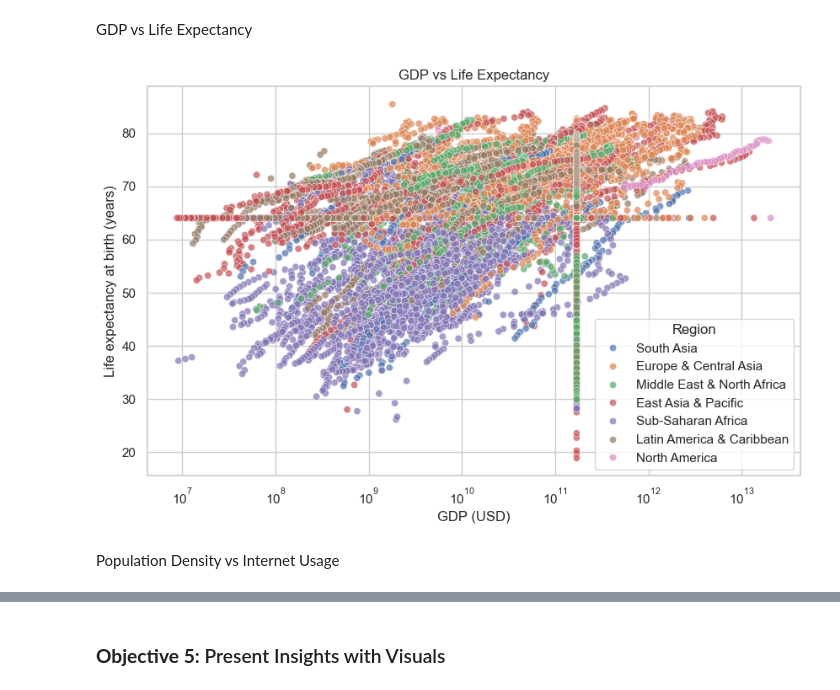
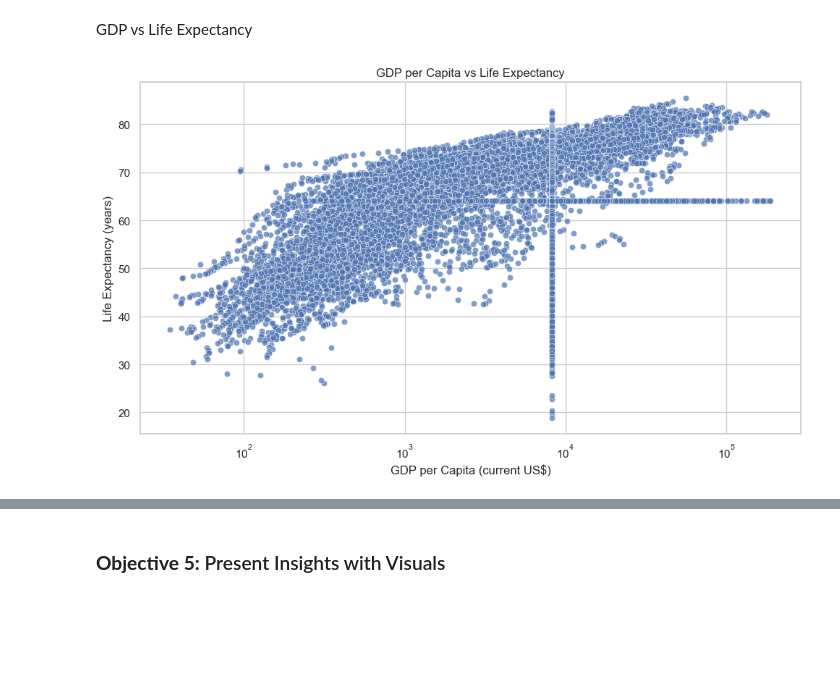
Before and after one commit to AkshatSahay72/worldbank-data-visualisation, a Jupyter notebook: main.ipynb, the cells around one changed output, grey strips where cells are left out. Cells and saved outputs as stored; diff of their text form; code cells hidden in the pictures; blank space fills up the shorter version.

```diff
--- a/main.ipynb
+++ b/main.ipynb
@@ -233,13 +236,19 @@ plt.show()
 # %% [markdown]
 GDP vs Life Expectancy
 # %%
-plt.figure(figsize=(10,6))
-sns.scatterplot(data=df, x='GDP (USD)', y='Life expectancy at birth (years)', hue='Region', alpha=0.7)
-plt.title("GDP vs Life Expectancy")
+plt.figure(figsize=(10, 6))
+sns.scatterplot(
+    data=df,
+    x="GDP per capita (USD)",
+    y="Life expectancy",# optional, if Region column exists
+    alpha=0.7
+)
+plt.title("GDP per Capita vs Life Expectancy")
+plt.xlabel("GDP per Capita (current US$)")
+plt.ylabel("Life Expectancy (years)")
 plt.xscale('log')
 plt.grid(True)
+plt.tight_layout()
 plt.show()
 # %% [output]
-[figure, old version]
+[figure, new version]
-# %% [markdown]
-Population Density vs Internet Usage
```
Also changed, not shown: parts of 7 cells of this notebook, 1 other file.
